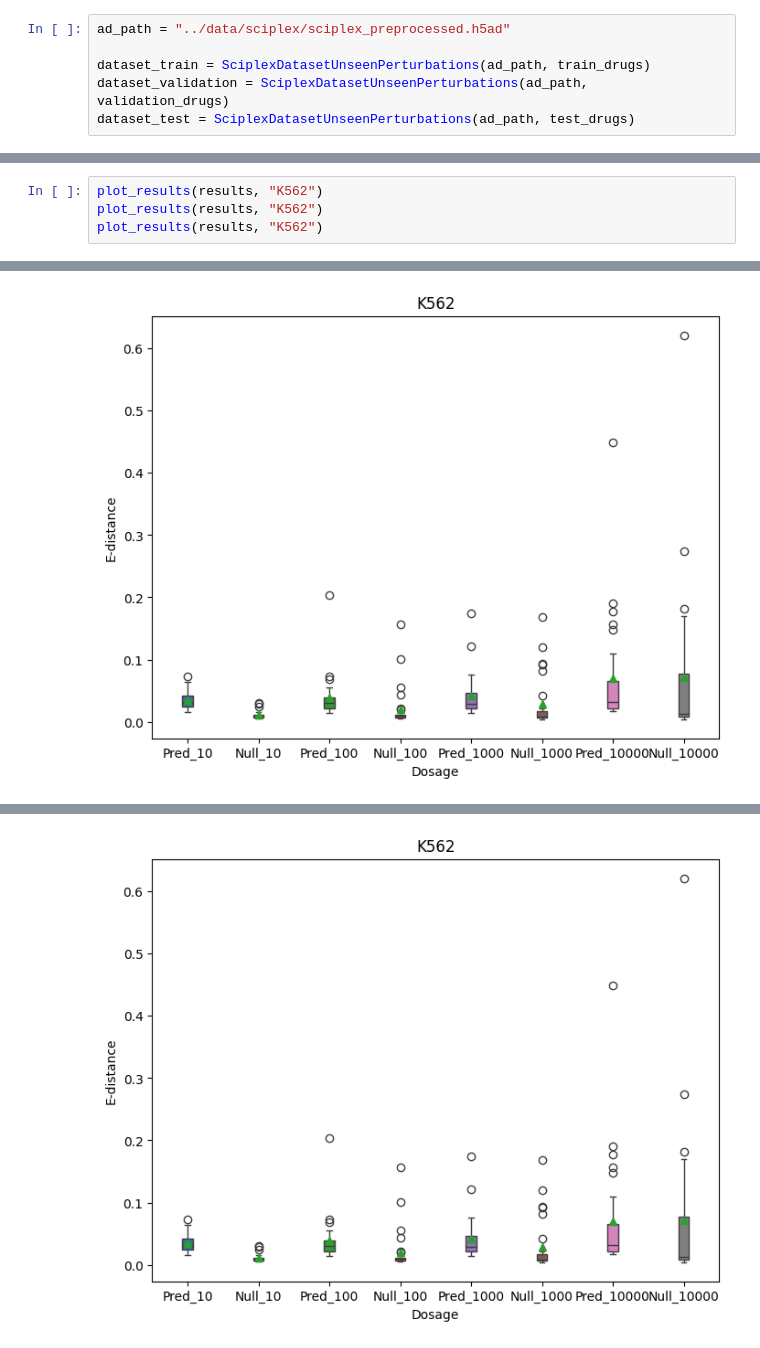
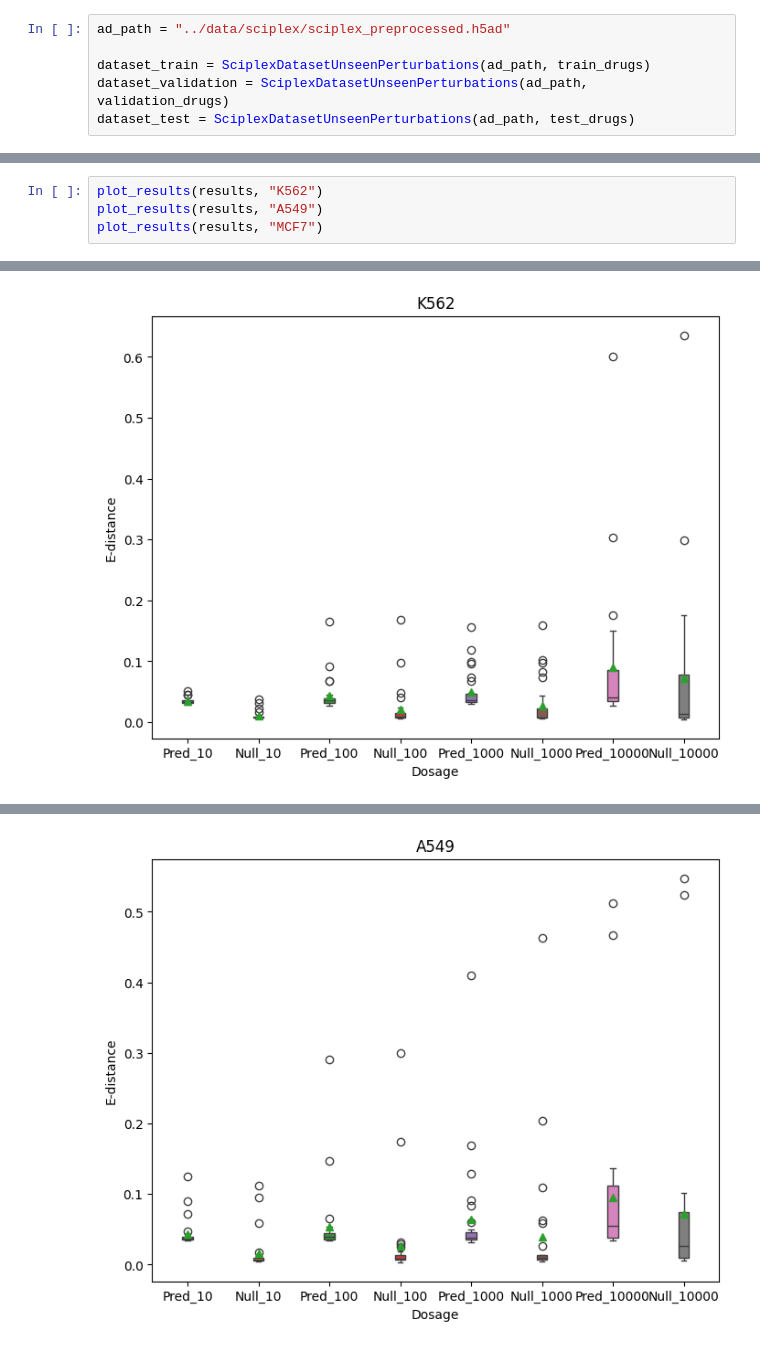
Before and after one commit to VictorCurean/scCPP, a Jupyter notebook: src/train.ipynb, the cells around one changed output, grey strips where cells are left out. Cells and saved outputs as stored; diff of their text form.

```diff
--- a/src/train.ipynb
+++ b/src/train.ipynb
@@ -55,6 +55,6 @@ Training completed.
 Testing completed. Results stored in 'self.test_results'.
 # %%
 plot_results(results, "K562")
-plot_results(results, "K562")
-plot_results(results, "K562")
+plot_results(results, "A549")
+plot_results(results, "MCF7")
 # %% [output]
@@ -61 +63 @@ plot_results(results, "K562")
-[figure, old version]
+[figure, new version]
@@ -62 +66 @@ plot_results(results, "K562")
-[figure, old version]
+[figure, new version]
```
Also changed, not shown: parts of 3 cells of this notebook, 4 other files.
